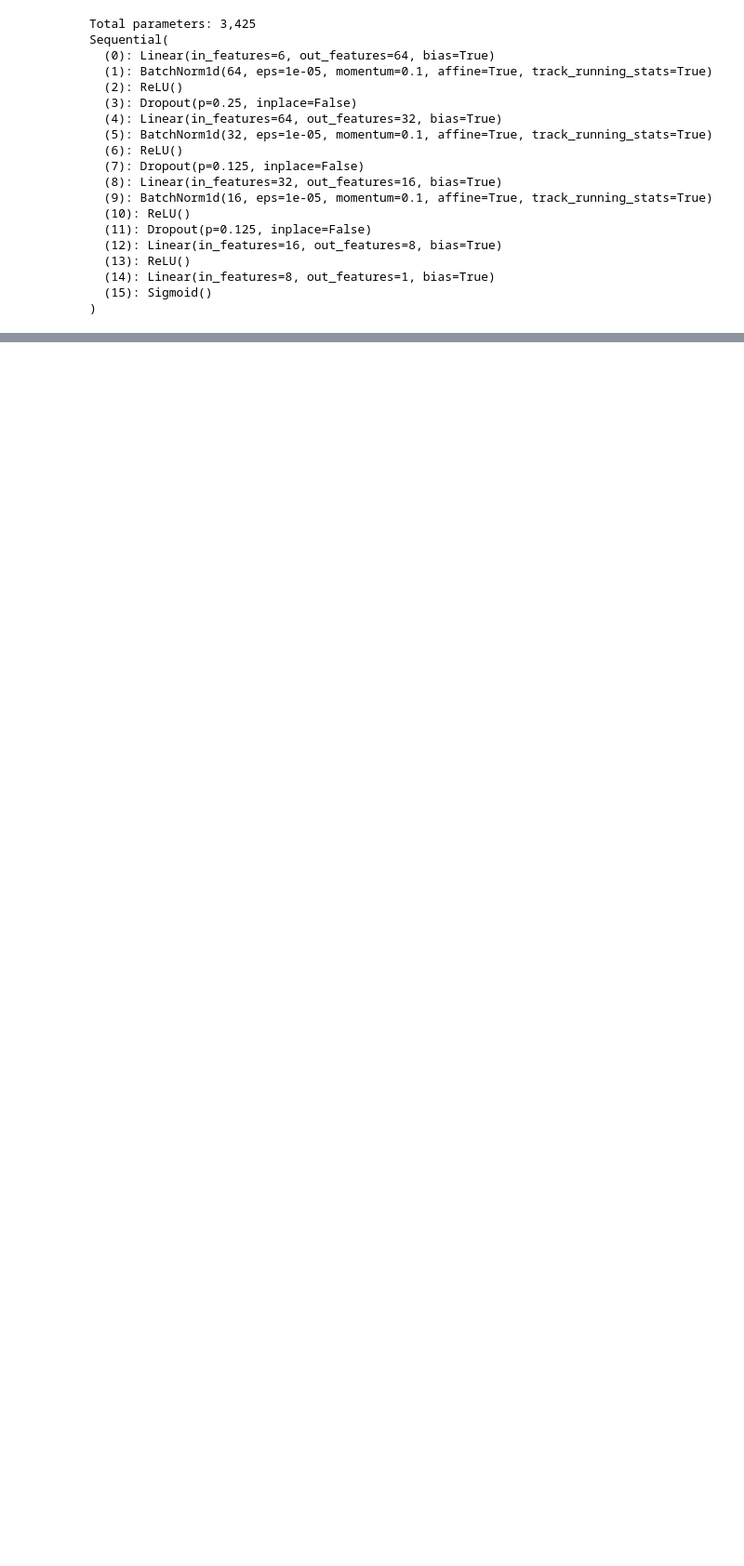
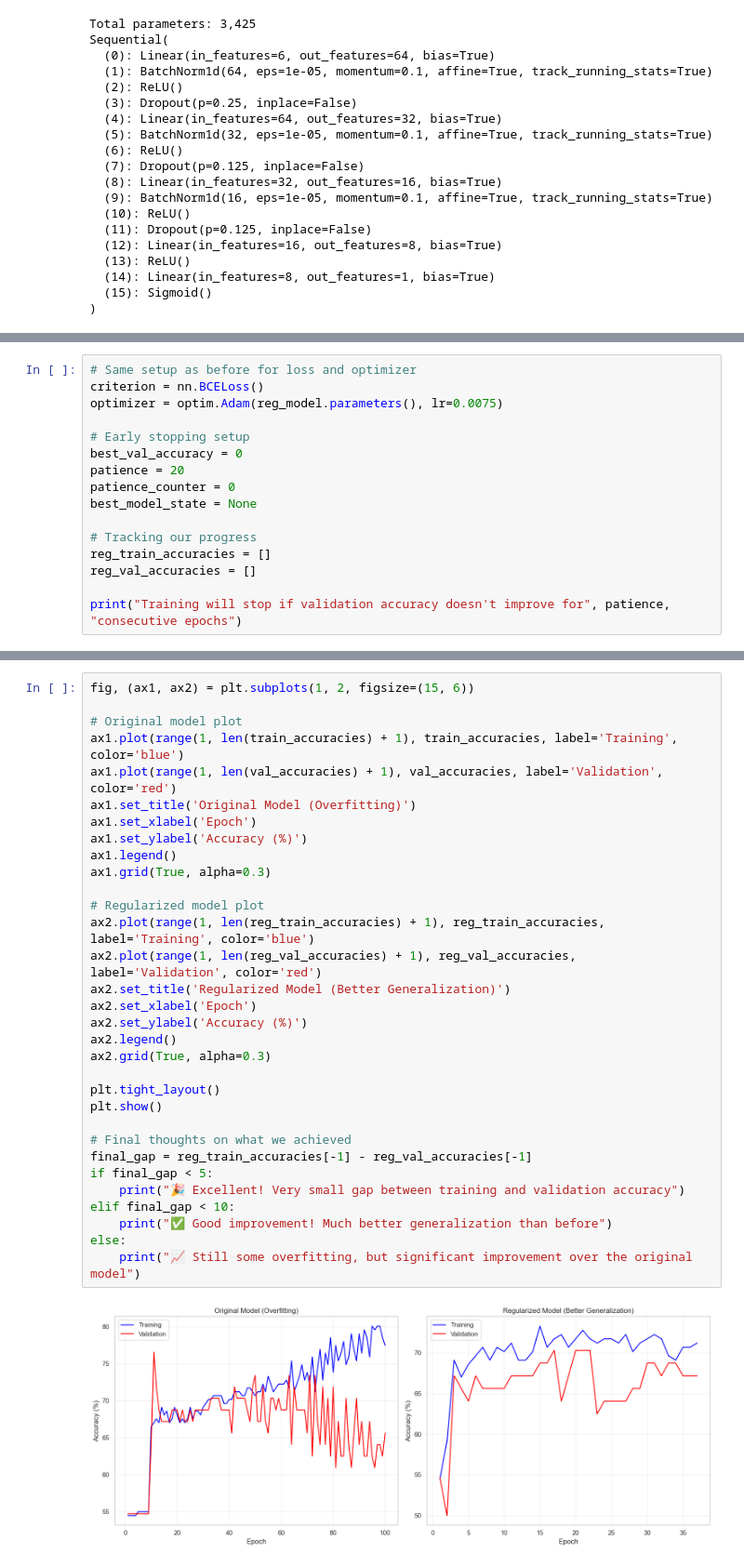
Before and after one commit to GloriannaS/ipo-market-gains, a Jupyter notebook: IPO Market Gains.ipynb, the cells around one changed output, grey strips where cells are left out. Shown at 93% size. Drawn from its saved outputs; the diff is of its cells as text; blank space fills up the shorter version.

Commit message:
progress on project for today

```diff
--- a/IPO Market Gains.ipynb
+++ b/IPO Market Gains.ipynb
@@ -920,0 +923,16 @@ Now that our new regularized model is ready, *(expand a bit on what we did to th
+# %%
+# Same setup as before for loss and optimizer
+criterion = nn.BCELoss()
+optimizer = optim.Adam(reg_model.parameters(), lr=0.0075)
+
+# Early stopping setup
+best_val_accuracy = 0
+patience = 20
+patience_counter = 0
+best_model_state = None
+
+# Tracking our progress
+reg_train_accuracies = []
+reg_val_accuracies = []
+
+print("Training will stop if validation accuracy doesn't improve for", patience, "consecutive epochs")
@@ -920,0 +1028,34 @@ Now that our new regularized model is ready, *(expand a bit on what we did to th
+# %%
+fig, (ax1, ax2) = plt.subplots(1, 2, figsize=(15, 6))
+
+# Original model plot
+ax1.plot(range(1, len(train_accuracies) + 1), train_accuracies, label='Training', color='blue')
+ax1.plot(range(1, len(val_accuracies) + 1), val_accuracies, label='Validation', color='red')
+ax1.set_title('Original Model (Overfitting)')
+ax1.set_xlabel('Epoch')
+ax1.set_ylabel('Accuracy (%)')
+ax1.legend()
+ax1.grid(True, alpha=0.3)
+
+# Regularized model plot
+ax2.plot(range(1, len(reg_train_accuracies) + 1), reg_train_accuracies, label='Training', color='blue')
+ax2.plot(range(1, len(reg_val_accuracies) + 1), reg_val_accuracies, label='Validation', color='red')
+ax2.set_title('Regularized Model (Better Generalization)')
+ax2.set_xlabel('Epoch')
+ax2.set_ylabel('Accuracy (%)')
+ax2.legend()
+ax2.grid(True, alpha=0.3)
+
+plt.tight_layout()
+plt.show()
+
+# Final thoughts on what we achieved
+final_gap = reg_train_accuracies[-1] - reg_val_accuracies[-1]
+if final_gap < 5:
+    print("🎉 Excellent! Very small gap between training and validation accuracy")
+elif final_gap < 10:
+    print("✅ Good improvement! Much better generalization than before")
+else:
+    print("📈 Still some overfitting, but significant improvement over the original model")
+# %% [output]
+[figure, added]
```
Also changed, not shown: parts of 15 cells of this notebook.
